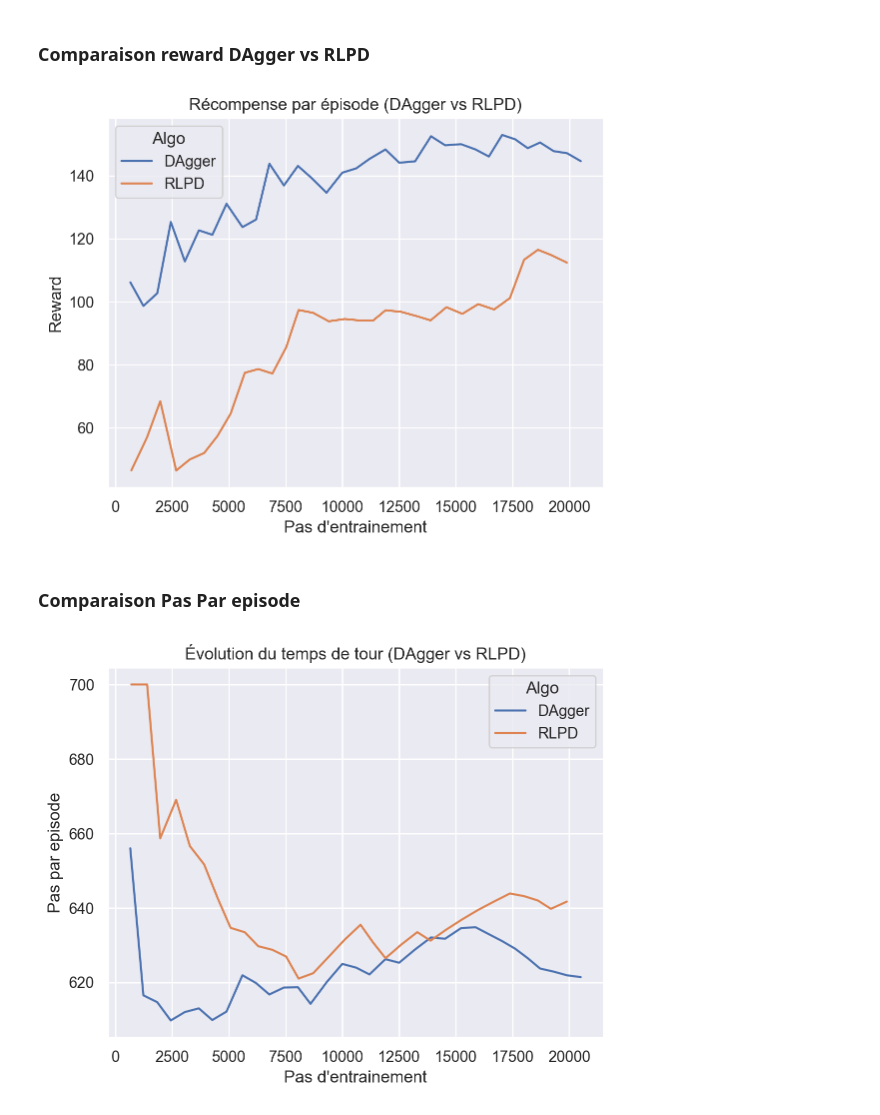
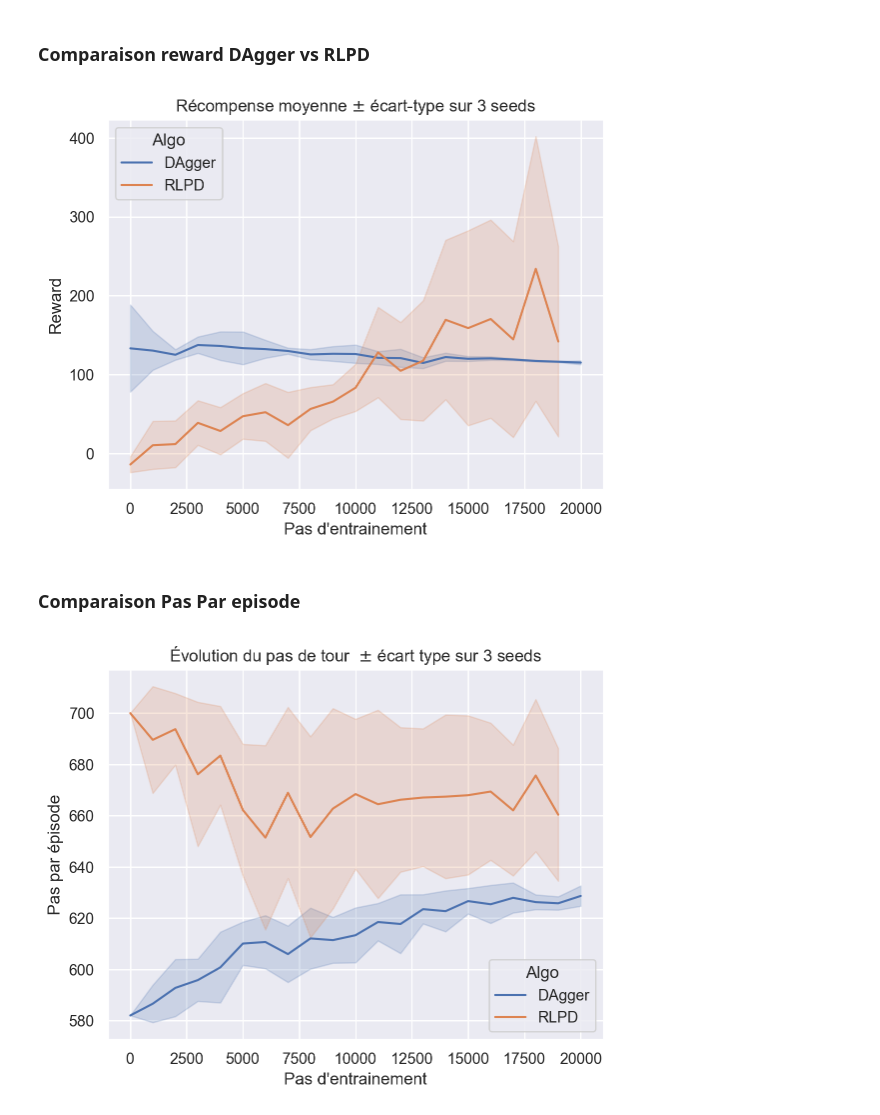
Before and after one commit to emmanuelgkn/rl_mini_projet_2, a Jupyter notebook: graphiques.ipynb, the cells around one changed output. Saved outputs shown, nothing was run; the diff lists cells and outputs as text; code cells hidden in the pictures.

Commit message:
Modification du titre des graphiques

```diff
--- a/graphiques.ipynb
+++ b/graphiques.ipynb
@@ -9,39 +9,33 @@ import seaborn as sn
 import matplotlib.pyplot as plt
 %config InlineBackend.figure_format = 'retina'
 
-dagger = np.load("logs/metrics_dagger.npz")
-rlpd = np.load("logs/metrics_rlpd.npz")
-
-steps_dagger = np.cumsum(dagger["lengths"])
-steps_rlpd = np.cumsum(rlpd["lengths"])
+dfs = []
+for algo, prefix in [("DAgger","metrics_dagger"),("RLPD","metrics_rlpd")]:
+    for seed in range(3):
+        d = np.load(f"logs/{prefix}_{seed}.npz")
+        steps = (np.cumsum(d["lengths"])//1000)*1000
+        dfs.append(pd.DataFrame({
+            "Pas d'entrainement":steps,
+            "Reward":pd.Series(d["rewards"]).expanding().mean(),
+            "Pas par épisode":pd.Series(d["lengths"]).expanding().mean(),
+            "Algo":algo,
+            "Seed":seed
+        }))
 
 
-df_dagger = pd.DataFrame({
-    "Pas d'entrainement": steps_dagger,
-    "Reward": pd.Series(dagger["rewards"]).expanding().mean(),
-    "Pas par episode": pd.Series(dagger["lengths"]).expanding().mean(),
-    "Algo": "DAgger",
-})
-df_rlpd = pd.DataFrame({
-    "Pas d'entrainement":steps_rlpd,
-    "Reward": pd.Series(rlpd["rewards"]).expanding().mean(),
-    "Pas par episode": pd.Series(rlpd["lengths"]).expanding().mean(),
-    "Algo": "RLPD",
-})
-
-data = pd.concat([df_dagger, df_rlpd], ignore_index=True)
+data = pd.concat(dfs, ignore_index=True)
 sn.set_theme(style="darkgrid")
 
-sn.lineplot(data=data, x="Pas d'entrainement", y="Reward", hue="Algo")
-plt.title("Récompense par épisode (DAgger vs RLPD)")
+sn.lineplot(data=data, x="Pas d'entrainement", y="Reward", hue="Algo",errorbar="sd")
+plt.title("Récompense moyenne $\pm$ écart-type sur 3 seeds")
 plt.show()
 # %% [output]
-[figure, old version]
+[figure, new version]
 # %% [markdown]
 ### Comparaison Pas Par episode
 # %%
-sn.lineplot(data=data, x="Pas d'entrainement", y="Pas par episode", hue="Algo")
-plt.title("Évolution du temps de tour (DAgger vs RLPD)")
+sn.lineplot(data=data, x="Pas d'entrainement", y="Pas par épisode", hue="Algo",errorbar="sd")
+plt.title("Évolution du pas de tour  $\pm$ écart type sur 3 seeds")
 plt.show()
 # %% [output]
-[figure, old version]
+[figure, new version]
```
Also changed, not shown: 4 other files.
